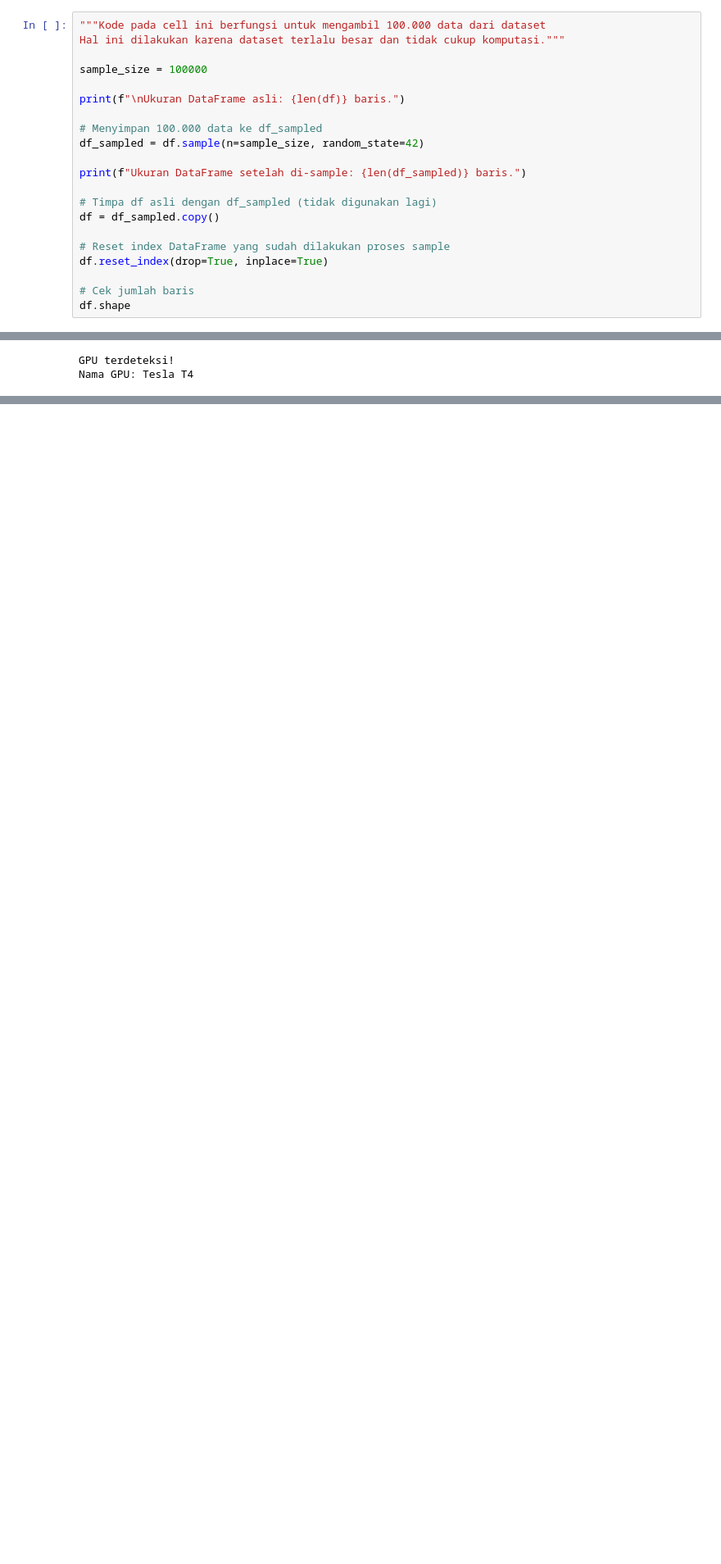
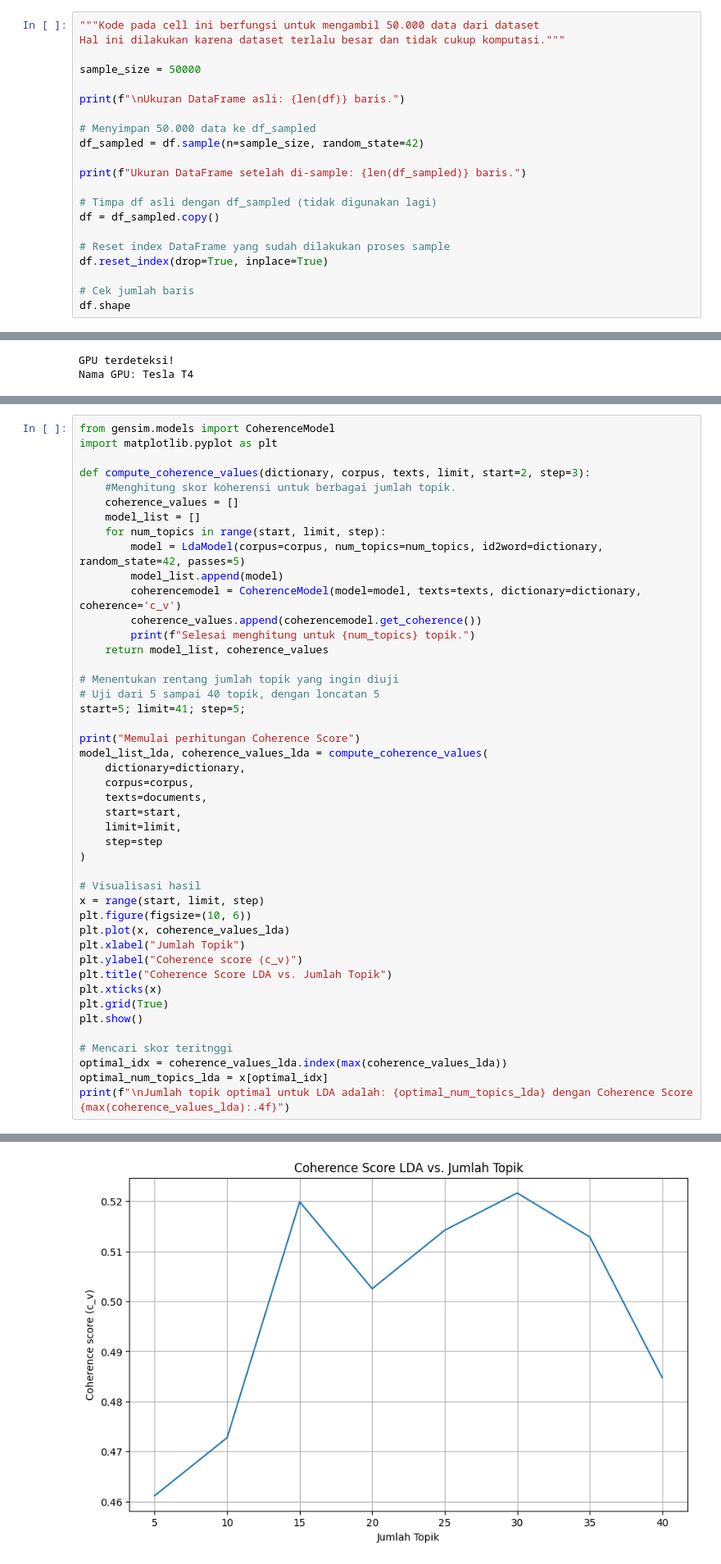
Before and after one commit to ulung3ko/text-anaytics-assignment-2-topic-modelling, a Jupyter notebook: topic_modelling.ipynb, the cells around one changed output, grey strips where cells are left out. Shown at 82% size. Drawn from its saved outputs; the diff is of its cells as text; blank space fills up the shorter version.

```diff
--- a/topic_modelling.ipynb
+++ b/topic_modelling.ipynb
@@ -132,14 +130,14 @@ Data columns (total 14 columns):
 3                                [[Stasinska, G., ]]
 4                                  [[Geisser, T., ]]
 # %%
-"""Kode pada cell ini berfungsi untuk mengambil 100.000 data dari dataset
+"""Kode pada cell ini berfungsi untuk mengambil 50.000 data dari dataset
 Hal ini dilakukan karena dataset terlalu besar dan tidak cukup komputasi."""
 
-sample_size = 100000
+sample_size = 50000
 
 print(f"\nUkuran DataFrame asli: {len(df)} baris.")
 
-# Menyimpan 100.000 data ke df_sampled
+# Menyimpan 50.000 data ke df_sampled
 df_sampled = df.sample(n=sample_size, random_state=42)
 
 print(f"Ukuran DataFrame setelah di-sample: {len(df_sampled)} baris.")
@@ -430,0 +426,46 @@ Ringkasan topik yang ditemukan oleh BERTopic:
+# %%
+from gensim.models import CoherenceModel
+import matplotlib.pyplot as plt
+
+def compute_coherence_values(dictionary, corpus, texts, limit, start=2, step=3):
+    #Menghitung skor koherensi untuk berbagai jumlah topik.
+    coherence_values = []
+    model_list = []
+    for num_topics in range(start, limit, step):
+        model = LdaModel(corpus=corpus, num_topics=num_topics, id2word=dictionary, random_state=42, passes=5)
+        model_list.append(model)
+        coherencemodel = CoherenceModel(model=model, texts=texts, dictionary=dictionary, coherence='c_v')
+        coherence_values.append(coherencemodel.get_coherence())
+        print(f"Selesai menghitung untuk {num_topics} topik.")
+    return model_list, coherence_values
+
+# Menentukan rentang jumlah topik yang ingin diuji
+# Uji dari 5 sampai 40 topik, dengan loncatan 5
+start=5; limit=41; step=5;
+
+print("Memulai perhitungan Coherence Score")
+model_list_lda, coherence_values_lda = compute_coherence_values(
+    dictionary=dictionary,
+    corpus=corpus,
+    texts=documents,
+    start=start,
+    limit=limit,
+    step=step
+)
+
+# Visualisasi hasil
+x = range(start, limit, step)
+plt.figure(figsize=(10, 6))
+plt.plot(x, coherence_values_lda)
+plt.xlabel("Jumlah Topik")
+plt.ylabel("Coherence score (c_v)")
+plt.title("Coherence Score LDA vs. Jumlah Topik")
+plt.xticks(x)
+plt.grid(True)
+plt.show()
+
+# Mencari skor teritnggi
+optimal_idx = coherence_values_lda.index(max(coherence_values_lda))
+optimal_num_topics_lda = x[optimal_idx]
+print(f"\nJumlah topik optimal untuk LDA adalah: {optimal_num_topics_lda} dengan Coherence Score {max(coherence_values_lda):.4f}")
+# %% [output]
@@ -430,0 +481 @@ Ringkasan topik yang ditemukan oleh BERTopic:
+[figure, added]
```
Also changed, not shown: parts of 15 cells of this notebook.
